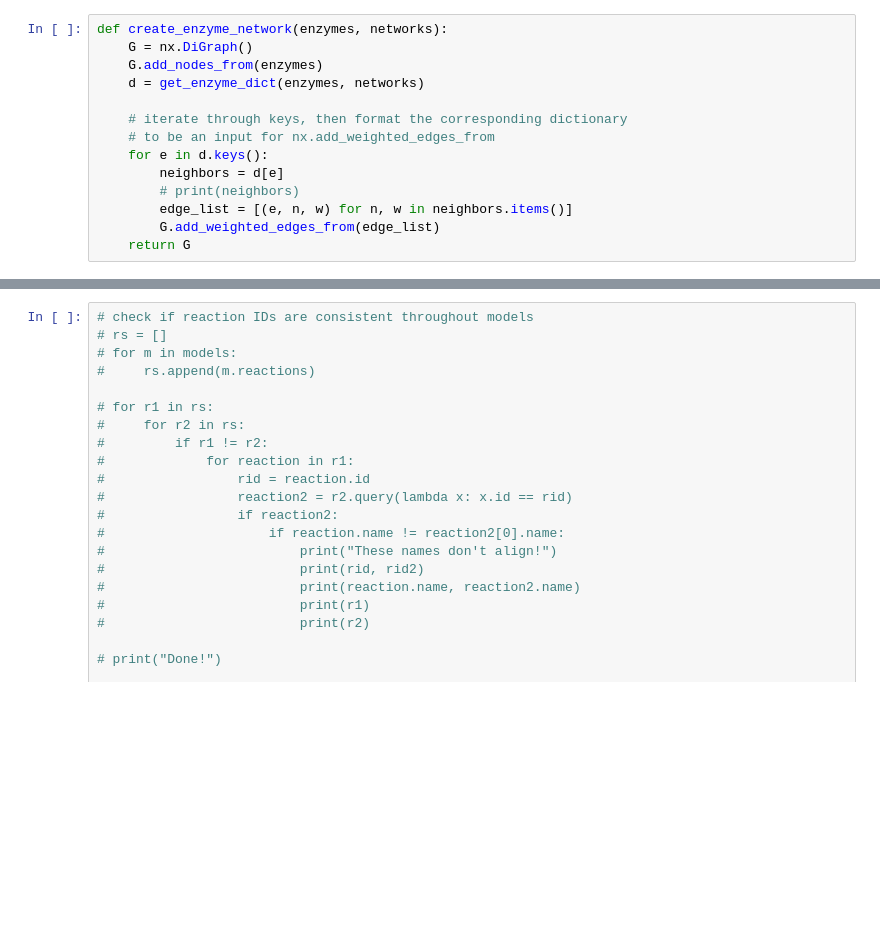
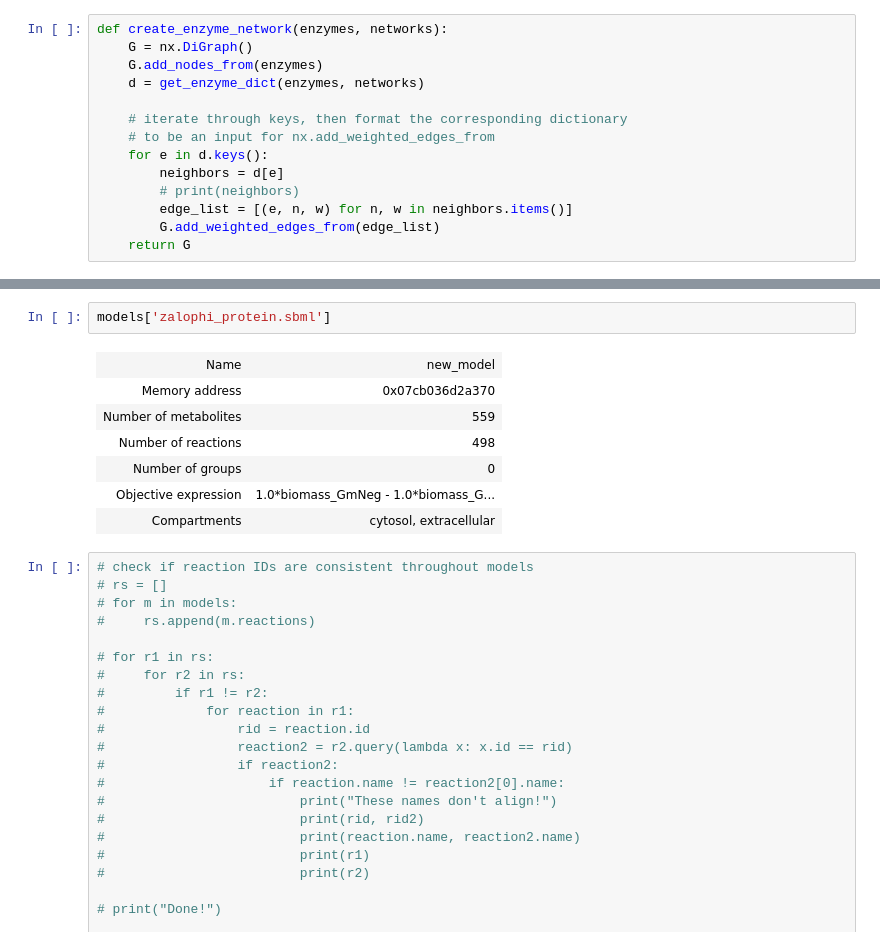
Before and after one commit to tomstoten/bionetwork_project, a Jupyter notebook: project.ipynb, the cells around one changed output, grey strips where cells are left out. Cells and saved outputs as stored; diff of their text form; blank space fills up the shorter version.

```diff
--- a/project.ipynb
+++ b/project.ipynb
@@ -157,3 +184,13 @@ data = visualize(G_enzyme)
+# %%
+models['zalophi_protein.sbml']
+# %% [output]
+| Name | new_model |
+| Memory address | 0x07cb036d2a370 |
+| Number of metabolites | 559 |
+| Number of reactions | 498 |
+| Number of groups | 0 |
+| Objective expression | 1.0*biomass_GmNeg - 1.0*biomass_G... |
+| Compartments | cytosol, extracellular |
 # %%
 # check if reaction IDs are consistent throughout models
 # rs = []
```
Also changed, not shown: parts of 7 cells of this notebook, 2 other files.
